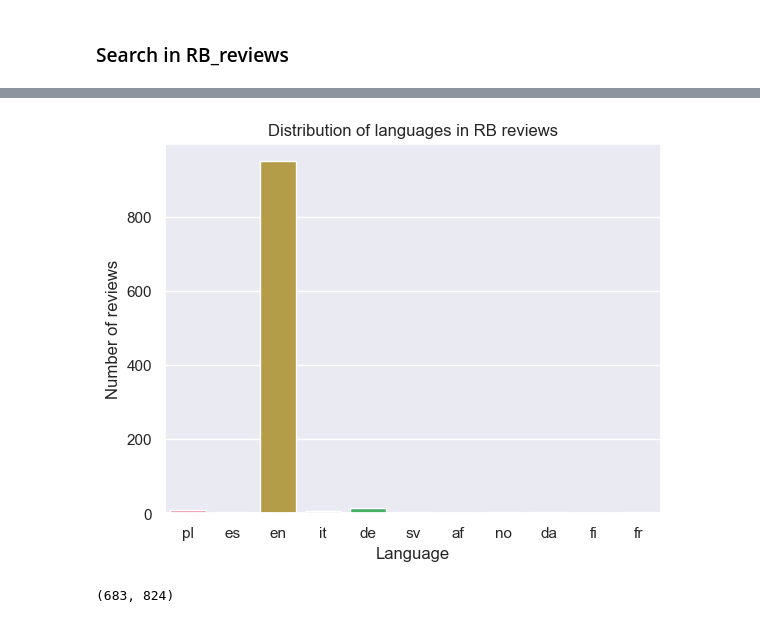
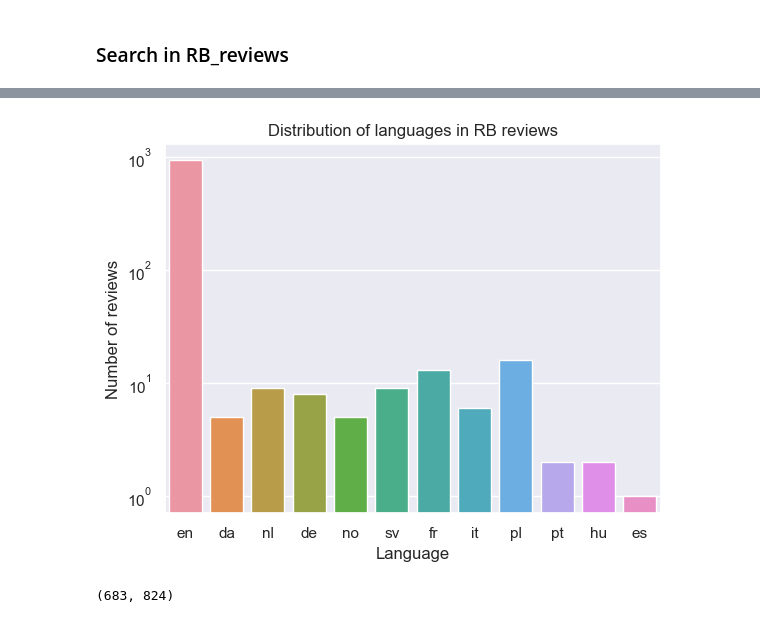
Before and after one commit to epfl-ada/ada-2023-project-adarescueteam, a Jupyter notebook: code/P2_AfterMilestone.ipynb, the cells around one changed output, grey strips where cells are left out. Cells and saved outputs as stored; diff of their text form; code cells hidden in the pictures.

```diff
--- a/code/P2_AfterMilestone.ipynb
+++ b/code/P2_AfterMilestone.ipynb
@@ -351,3 +356,7 @@ if CSV_DOWNLOAD:
+# %%
+# read in the RB_ratings from pickle file
+with open(os.path.join(DATA_RateBeer, "RB_ratings.pkl"), 'rb') as f:
+    RB_ratings = pickle.load(f)
 # %%
 # testing of the text format, can skip
 for i in range(1, 2):
@@ -466,7 +486,7 @@ nlp.add_pipe('language_detector', last=True)
 # %% [markdown]
 ### Search in RB_reviews
 # %%
-text = 'This is an english text.'
+text = 'Bonjour Monsiuer.'
 doc = nlp(text)
 print(doc._.language)
 # %% [output]
@@ -475,0 +498,4 @@ RB_text = RB_reviews['text'][:1000]
+# %%
+# randomly pick 1000 reviews from the RateBeer dataset
+RB_ratings_sample = RB_ratings.sample(n=1000, random_state=1)
+RB_text_sample = RB_ratings_sample['text']
@@ -476,8 +511,8 @@ RB_text = RB_reviews['text'][:1000]
 # %%
 # needs about 20s for 1000 rows
 RB_languages = []
-for row in range(len(RB_text)):
-    doc = nlp(RB_text[row])
+for row in tqdm(range(len(RB_text_sample))):
+    doc = nlp(RB_text_sample.iloc[row])
     RB_languages.append(doc._.language['language'])
 # %%
 # test how much en is in lang_result_BA
@@ -487,13 +522,15 @@ RB_languages.count('en') / len(RB_languages) * 100
 # %%
 # display the distribution of languages
 sns.set_theme(style="darkgrid")
 ax = sns.countplot(x=RB_languages)
+# set y-axis to log scale
+ax.set_yscale('log')
 ax.set_title('Distribution of languages in RB reviews')
 ax.set_xlabel('Language')
 ax.set_ylabel('Number of reviews')
 plt.show()
 # %% [output]
-[figure, old version]
+[figure, new version]
 # %%
 # find other language indexes
 RB_languages.index('fi'), RB_languages.index('fr')
```
Also changed, not shown: parts of 28 cells of this notebook.
